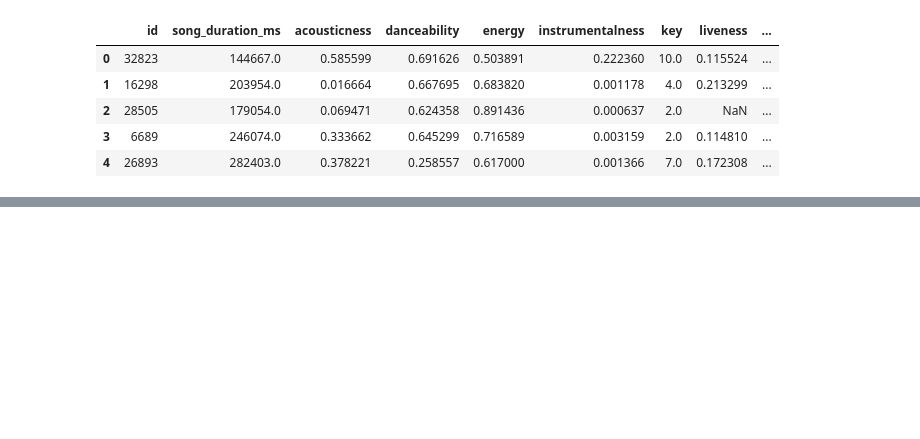
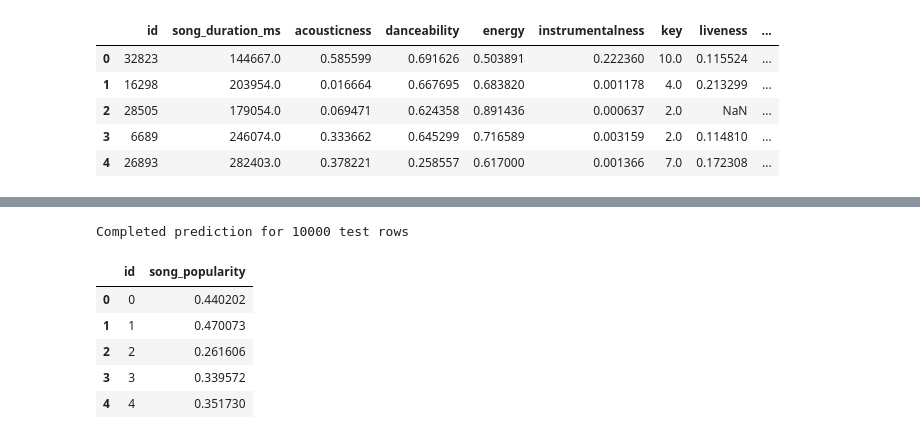
Before and after one commit to bk-anupam/Kaggle, a Jupyter notebook: song-popularity/song_popularity_xgb.ipynb, the cells around one changed output, grey strips where cells are left out. Cells and saved outputs as stored; diff of their text form; code cells hidden in the pictures; blank space fills up the shorter version.

```diff
--- a/song-popularity/song_popularity_xgb.ipynb
+++ b/song-popularity/song_popularity_xgb.ipynb
@@ -161,0 +87,14 @@ def run_training(train_X, train_y, val_X, val_y, params=None):
+# %%
+def get_input_features(df):
+    cols_to_leave = ["id", "kfold", Config.TARGET_COL_NAME]
+    col_names = [item for item in df.columns.values.tolist() if item not in cols_to_leave]
+    return df[col_names]
+
+def get_fold_data(fold, df):
+    df_train = df[df.kfold != fold]
+    df_val = df[df.kfold == fold]
+    X_train = df_train[col_names]
+    y_train = df_train[Config.TARGET_COL_NAME]
+    X_val = df_val[col_names]
+    y_val = df_val[Config.TARGET_COL_NAME]
+    return X_train, y_train, X_val, y_val
@@ -205,11 +271,17 @@ plot_features(best_model, (10, 14))
 # %%
-# best_model = fold_metrics_model_sorted[0][1]
-# print(best_model)
-# X_test = get_input_features(df_test)
-# scaler = StandardScaler()
-# X_test_scaled = scaler.fit_transform(X_test)
-# predictions = best_model.predict(X_test_scaled)
-# print(f"Completed prediction for {len(predictions)} test rows")
-# df_submission = pd.read_csv(DATA_PATH + 'sample_submission.csv')
-# df_submission['song_popularity']= predictions
-# df_submission.to_csv('submission_lr.csv',index=False)
+df_test_preds = pd.DataFrame(test_preds)
+test_pred_cols = [f"fold_{fold}_test_preds" for fold in range(Config.NUM_FOLDS)]
+df_test_preds["mean_test_pred"] = df_test_preds[test_pred_cols].mean(axis=1)
+print(f"Completed prediction for {len(df_test)} test rows")
+df_submission = pd.read_csv(DATA_PATH + 'sample_submission.csv')
+df_submission['song_popularity']= df_test_preds["mean_test_pred"]
+df_submission.to_csv('submission_xgb.csv',index=False)
+df_submission.head()
+# %% [output]
+Completed prediction for 10000 test rows
+|  | id | song_popularity |
+| 0 | 0 | 0.440202 |
+| 1 | 1 | 0.470073 |
+| 2 | 2 | 0.261606 |
+| 3 | 3 | 0.339572 |
+| 4 | 4 | 0.351730 |
```
Also changed, not shown: parts of 15 cells of this notebook.
